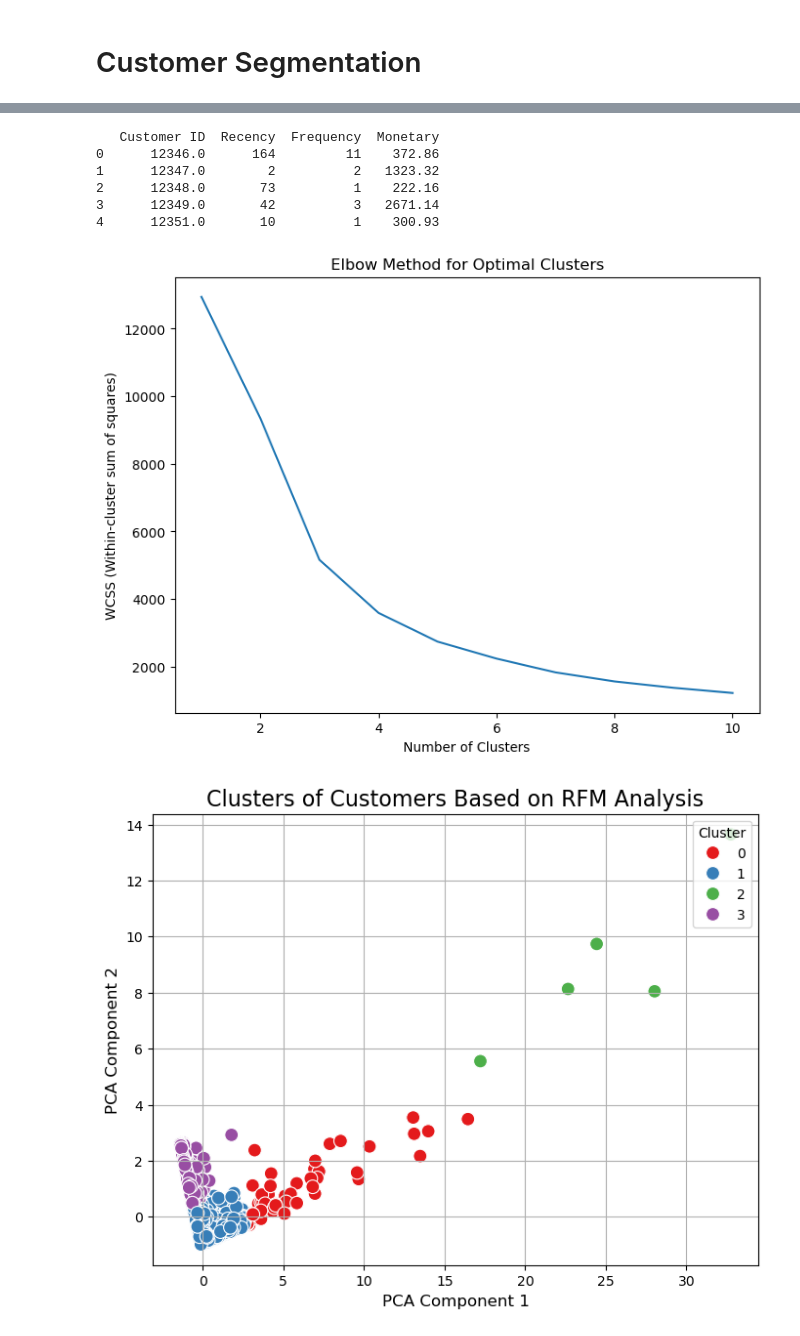
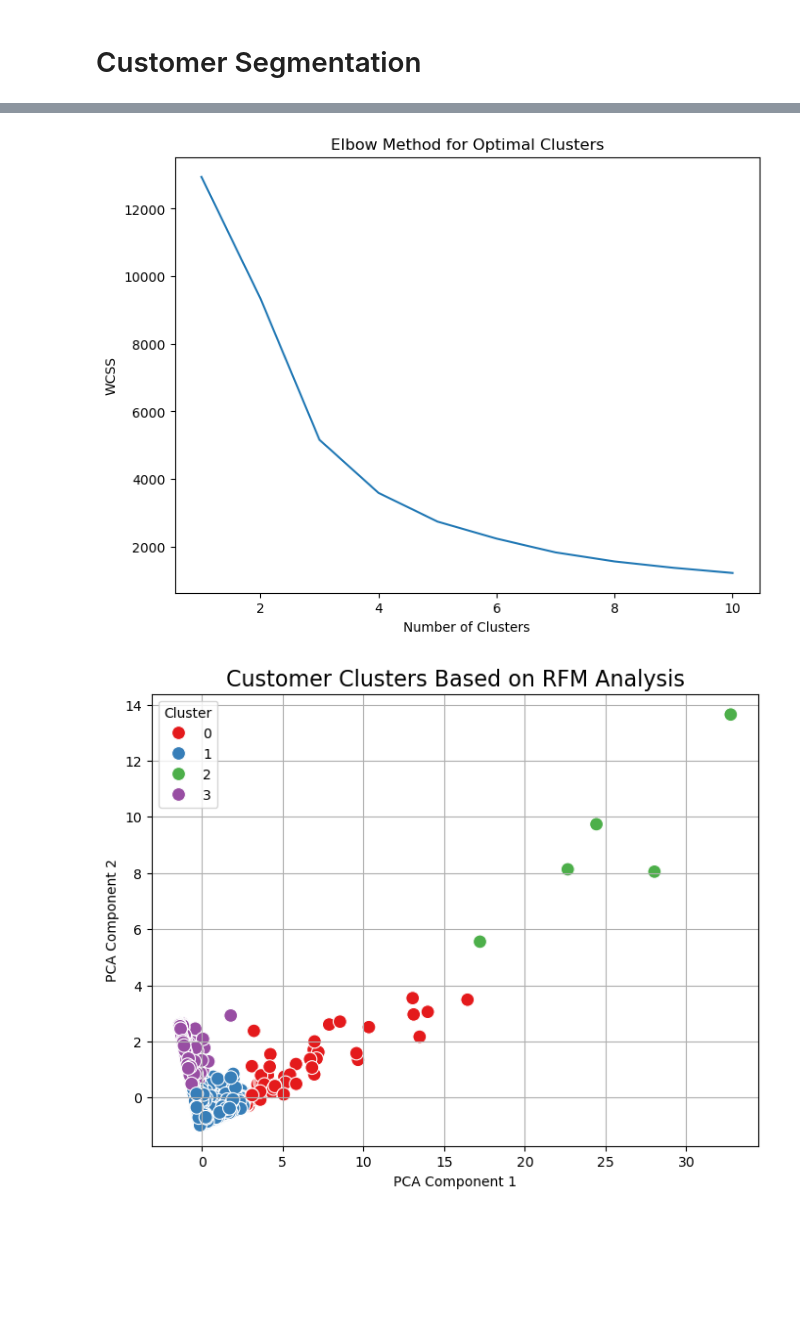
Before and after one commit to MiltonGreat/Online-Retail, a Jupyter notebook: Customer Segmentation.ipynb, the cells around one changed output, grey strips where cells are left out. Saved outputs shown, nothing was run; the diff lists cells and outputs as text; code cells hidden in the pictures; blank space fills up the shorter version.

```diff
--- a/Customer Segmentation.ipynb
+++ b/Customer Segmentation.ipynb
@@ -76,7 +67,16 @@ None
 # %%
+# Handling FutureWarning by avoiding inplace=True
+df['Description'] = df['Description'].fillna('Unknown')  # Impute missing descriptions
+df.dropna(subset=['Customer ID'], inplace=True)  # Drop rows with missing CustomerID
+
+# Ensure 'Invoice' is treated as a string and handle missing values
+df['Invoice'] = df['Invoice'].astype(str)
+df = df[~df['Invoice'].str.startswith('C', na=False)]  # Remove rows with cancellations
+
+# Convert 'InvoiceDate' to datetime format
+df['InvoiceDate'] = pd.to_datetime(df['InvoiceDate'])
+
 # Feature Engineering (Creating Recency, Frequency, and Monetary features)
-
-# Recency: Days since the last purchase
 current_date = df['InvoiceDate'].max()
 df['Recency'] = (current_date - df['InvoiceDate']).dt.days
 
@@ -91,66 +91,46 @@ monetary = df.groupby('Customer ID')['TotalSpent'].sum()
 
 # Create a new DataFrame for RFM features
 rfm_df = pd.DataFrame({
-    'Recency': df.groupby('Customer ID')['Recency'].min(),  # Take the minimum recency for each customer
+    'Recency': df.groupby('Customer ID')['Recency'].min(),
     'Frequency': frequency,
     'Monetary': monetary
 }).reset_index()
 
-# Check the first few rows of the RFM DataFrame
-print(rfm_df.head())
+# Scaling the Data for clustering
+scaler = StandardScaler()
+rfm_scaled = pd.DataFrame(scaler.fit_transform(rfm_df[['Recency', 'Frequency', 'Monetary']]),
+                          columns=['Recency', 'Frequency', 'Monetary'])
-# %% [output]
-   Customer ID  Recency  Frequency  Monetary
-0      12346.0      164         11    372.86
-1      12347.0        2          2   1323.32
-2      12348.0       73          1    222.16
-3      12349.0       42          3   2671.14
-4      12351.0       10          1    300.93
-# %%
-# Scaling the Data for clustering
-# Check if there are any missing values before scaling
-if rfm_df[['Recency', 'Frequency', 'Monetary']].isnull().sum().any():
-    print("Missing values detected!")
-else:
-    # Proceed with scaling
-    scaler = StandardScaler()
-    rfm_scaled = pd.DataFrame(scaler.fit_transform(rfm_df[['Recency', 'Frequency', 'Monetary']]),
-                              columns=['Recency', 'Frequency', 'Monetary'])
 # %%
 # Apply K-Means Clustering
-# Using the Elbow Method to determine the optimal number of clusters
-wcss = []  # Within-cluster sum of squares
+wcss = []
 for i in range(1, 11):
     kmeans = KMeans(n_clusters=i, init='k-means++', max_iter=300, n_init=10, random_state=42)
     kmeans.fit(rfm_scaled)
     wcss.append(kmeans.inertia_)
 
-# Plot the Elbow Method graph
 plt.figure(figsize=(8, 6))
 plt.plot(range(1, 11), wcss)
 plt.title('Elbow Method for Optimal Clusters')
 plt.xlabel('Number of Clusters')
-plt.ylabel('WCSS (Within-cluster sum of squares)')
+plt.ylabel('WCSS')
 plt.show()
 
-# Fit K-Means with the optimal number of clusters
-# From the Elbow plot, assume the optimal number of clusters is 4 (you can adjust based on your Elbow plot)
+# Optimal number of clusters (e.g., 4)
 kmeans = KMeans(n_clusters=4, init='k-means++', max_iter=300, n_init=10, random_state=42)
 rfm_df['Cluster'] = kmeans.fit_predict(rfm_scaled)
 # %% [output]
-[figure, old version]
+[figure, new version]
 # %%
-# Visualizing the Clusters with enhanced labels
+# PCA for Visualization
 pca = PCA(n_components=2)
 rfm_pca = pca.fit_transform(rfm_scaled)
 
 plt.figure(figsize=(8, 6))
-sns.scatterplot(x=rfm_pca[:, 0], y=rfm_pca[:, 1], hue=rfm_df['Cluster'], palette='Set1', s=100, marker='o')
-
-plt.title('Clusters of Customers Based on RFM Analysis', fontsize=16)
-plt.xlabel('PCA Component 1', fontsize=12)
-plt.ylabel('PCA Component 2', fontsize=12)
-plt.legend(title='Cluster', loc='upper right', fontsize=10)
+sns.scatterplot(x=rfm_pca[:, 0], y=rfm_pca[:, 1], hue=rfm_df['Cluster'], palette='Set1', s=100)
+plt.title('Customer Clusters Based on RFM Analysis', fontsize=16)
+plt.xlabel('PCA Component 1')
+plt.ylabel('PCA Component 2')
 plt.grid(True)
 plt.show()
 # %% [output]
-[figure, old version]
+[figure, new version]
```
Also changed, not shown: parts of 5 cells of this notebook.
